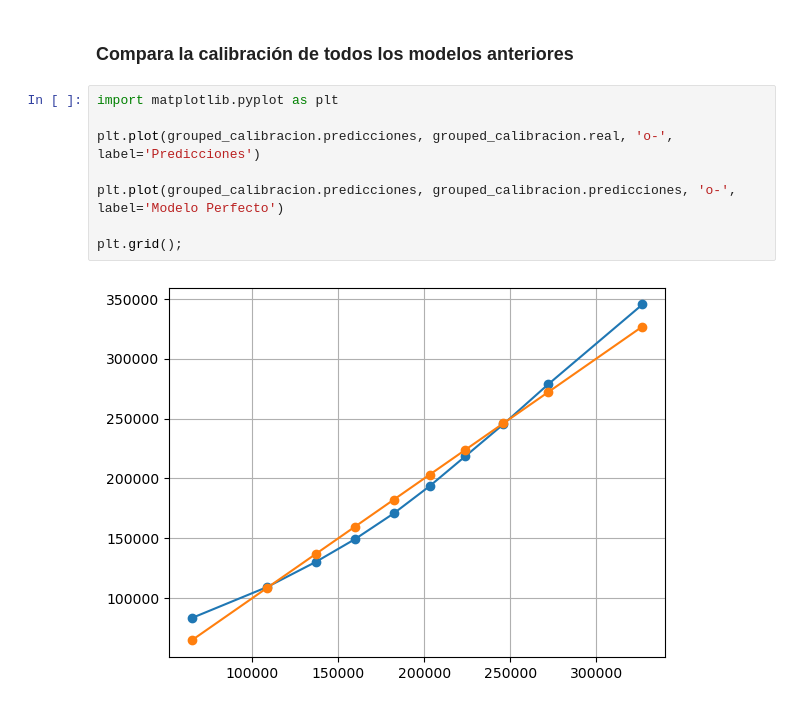
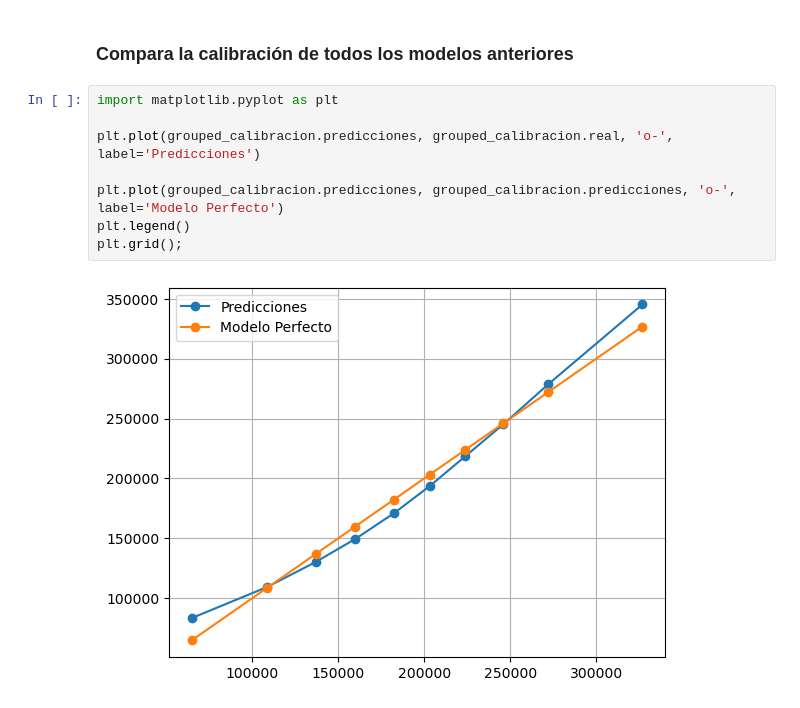
Before and after one commit to LuisMB09/lab_aprendizaje_estadistico, a Jupyter notebook: Clase3_regresion_lineal_multiple_sin_resolver.ipynb, the cells around one changed output. Saved outputs shown, nothing was run; the diff lists cells and outputs as text.

```diff
--- a/Clase3_regresion_lineal_multiple_sin_resolver.ipynb
+++ b/Clase3_regresion_lineal_multiple_sin_resolver.ipynb
@@ -174,10 +174,10 @@ grouped_calibracion
 # %%
 import matplotlib.pyplot as plt
 
 plt.plot(grouped_calibracion.predicciones, grouped_calibracion.real, 'o-', label='Predicciones')
 
 plt.plot(grouped_calibracion.predicciones, grouped_calibracion.predicciones, 'o-', label='Modelo Perfecto')
-
+plt.legend()
 plt.grid();
 # %% [output]
-[figure, old version]
+[figure, new version]
```
